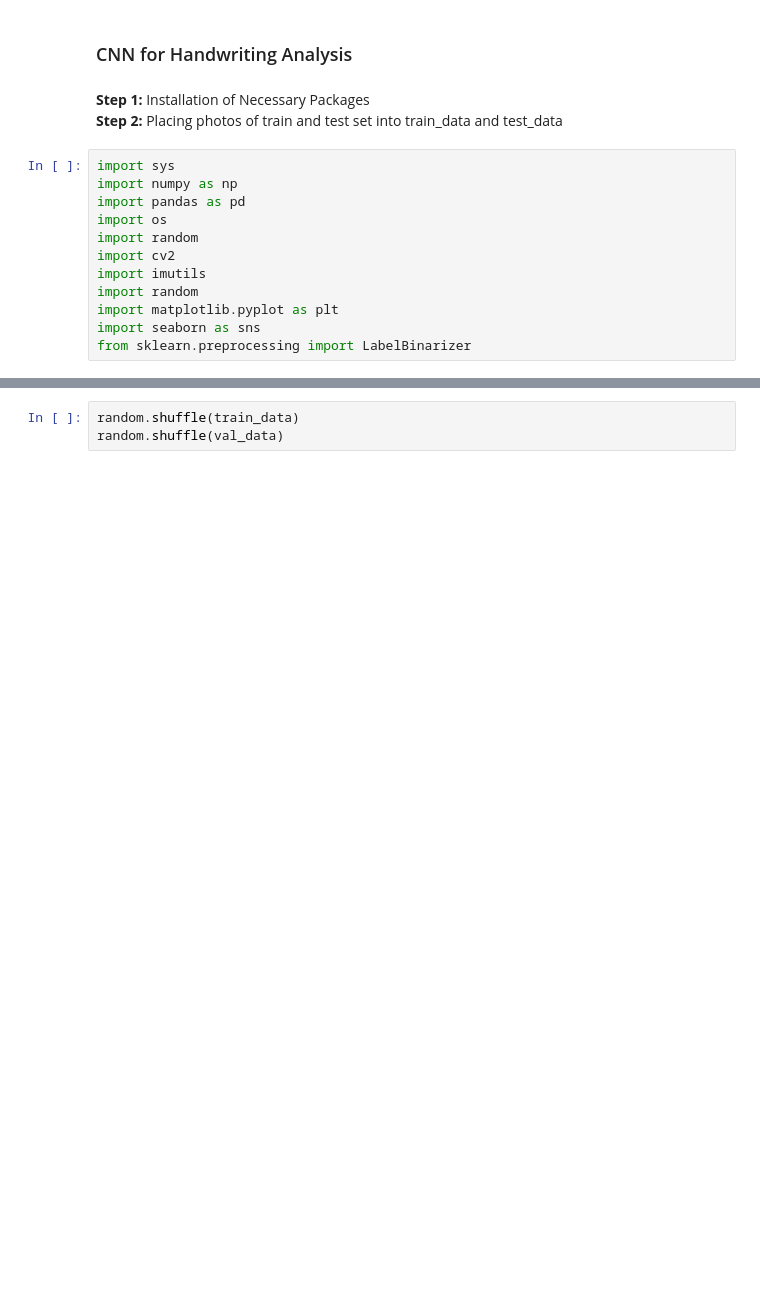
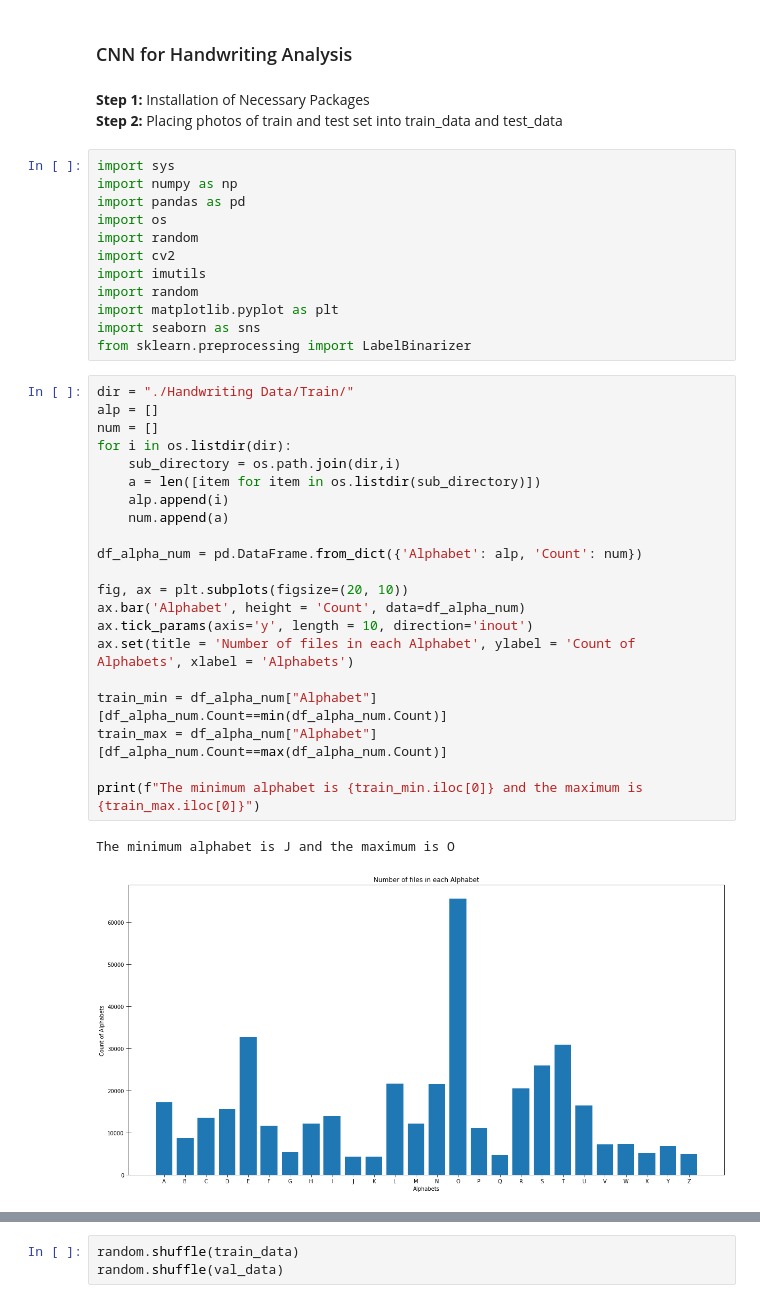
Before and after one commit to marmal88/CNN.Handwriting, a Jupyter notebook: CNN for Handwriting Analysis.ipynb, the cells around one changed output, grey strips where cells are left out. Cells and saved outputs as stored; diff of their text form; blank space fills up the shorter version.

```diff
--- a/CNN for Handwriting Analysis.ipynb
+++ b/CNN for Handwriting Analysis.ipynb
@@ -15,3 +15,27 @@ import random
 import matplotlib.pyplot as plt
 import seaborn as sns
 from sklearn.preprocessing import LabelBinarizer
+# %%
+dir = "./Handwriting Data/Train/"
+alp = []
+num = []
+for i in os.listdir(dir):
+    sub_directory = os.path.join(dir,i)
+    a = len([item for item in os.listdir(sub_directory)])
+    alp.append(i)
+    num.append(a)
+
+df_alpha_num = pd.DataFrame.from_dict({'Alphabet': alp, 'Count': num})
+
+fig, ax = plt.subplots(figsize=(20, 10))
+ax.bar('Alphabet', height = 'Count', data=df_alpha_num)
+ax.tick_params(axis='y', length = 10, direction='inout')
+ax.set(title = 'Number of files in each Alphabet', ylabel = 'Count of Alphabets', xlabel = 'Alphabets')
+
+train_min = df_alpha_num["Alphabet"][df_alpha_num.Count==min(df_alpha_num.Count)]
+train_max = df_alpha_num["Alphabet"][df_alpha_num.Count==max(df_alpha_num.Count)]
+
+print(f"The minimum alphabet is {train_min.iloc[0]} and the maximum is {train_max.iloc[0]}")
+# %% [output]
+The minimum alphabet is J and the maximum is O
+[figure, added]
```
Also changed, not shown: parts of 29 cells of this notebook.
